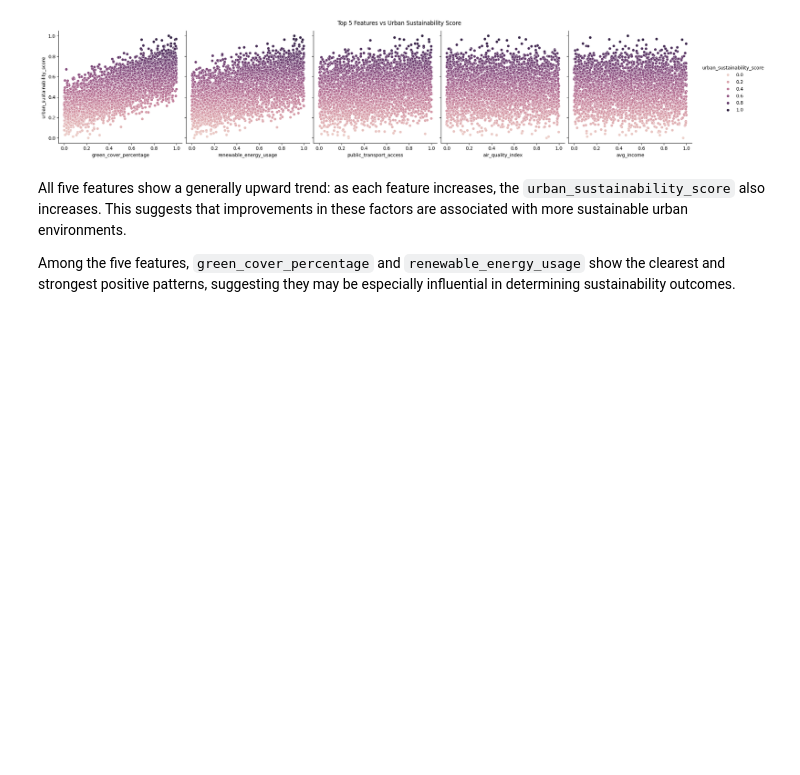
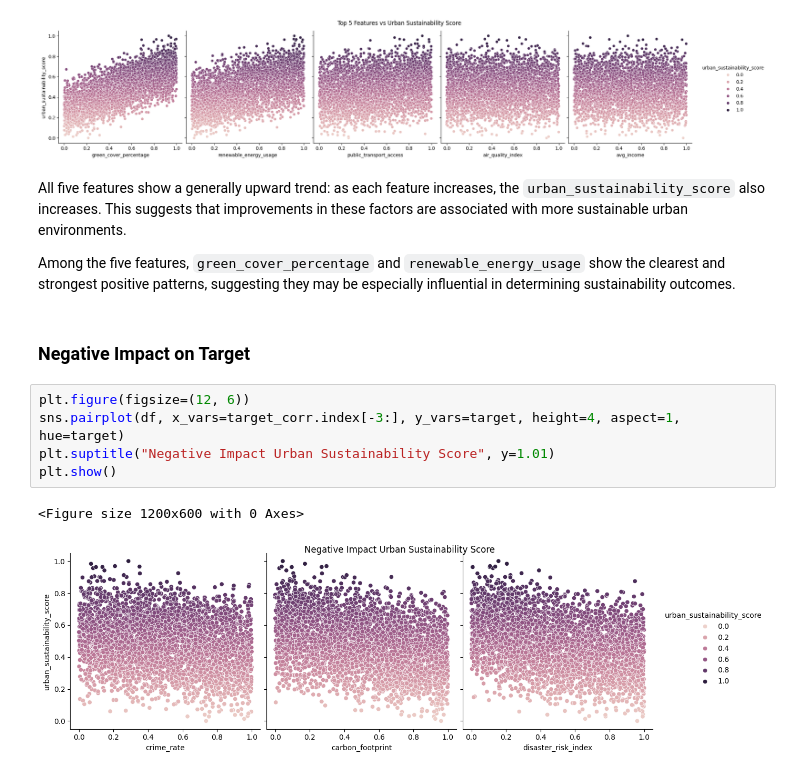
Before and after one commit to skokhan/FDDCitiesofTomorrow, a Jupyter notebook: Notebook/urban_planning_notebook.ipynb, the cells around one changed output. Drawn from its saved outputs; the diff is of its cells as text; blank space fills up the shorter version.

```diff
--- a/Notebook/urban_planning_notebook.ipynb
+++ b/Notebook/urban_planning_notebook.ipynb
@@ -281,3 +295,13 @@ All five features show a generally upward trend: as each feature increases, the
 This suggests that improvements in these factors are associated with more sustainable urban environments.
 
 Among the five features, `green_cover_percentage` and `renewable_energy_usage` show the clearest and strongest positive patterns, suggesting they may be especially influential in determining sustainability outcomes.
+# %% [markdown]
+### Negative Impact on Target
+# %%
+plt.figure(figsize=(12, 6))
+sns.pairplot(df, x_vars=target_corr.index[-3:], y_vars=target, height=4, aspect=1, hue=target)
+plt.suptitle("Negative Impact Urban Sustainability Score", y=1.01)
+plt.show()
+# %% [output]
+<Figure size 1200x600 with 0 Axes>
+[figure, added]
```
Also changed, not shown: parts of 4 cells of this notebook.
